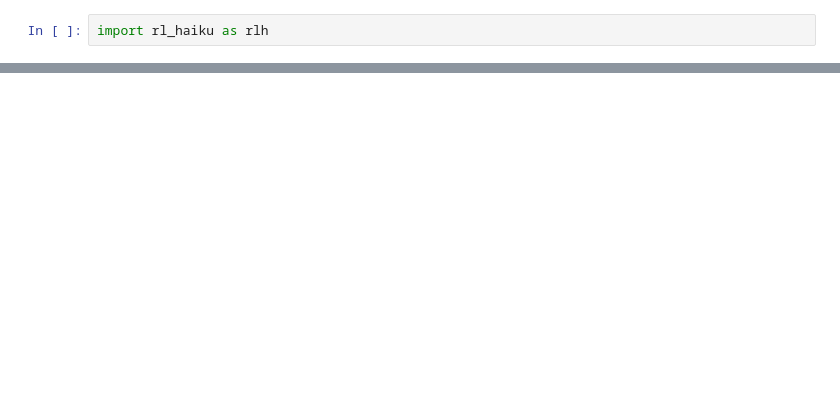
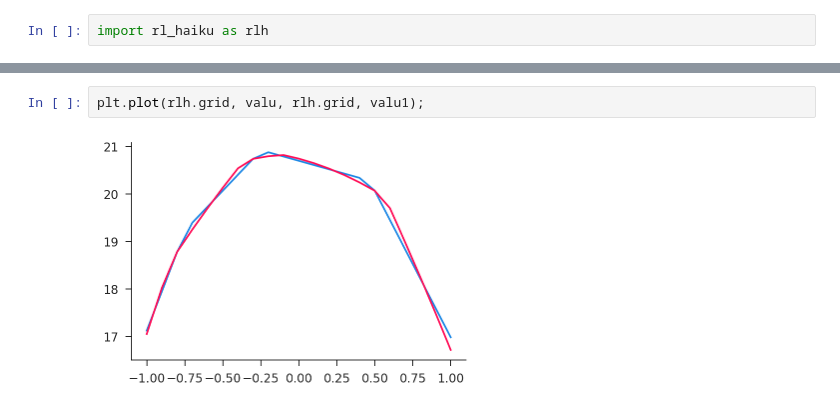
Before and after one commit to iamlemec/simulant, a Jupyter notebook: rl_haiku.ipynb, the cells around one changed output, grey strips where cells are left out. Saved outputs shown, nothing was run; the diff lists cells and outputs as text; blank space fills up the shorter version.

```diff
--- a/rl_haiku.ipynb
+++ b/rl_haiku.ipynb
@@ -64,0 +23,4 @@ plt.plot(rlh.fpol.apply(θpol, rlh.grid1));
+# %%
+plt.plot(rlh.grid, valu, rlh.grid, valu1);
+# %% [output]
+[figure, added]
```
Also changed, not shown: parts of 5 cells of this notebook, 1 other file.
